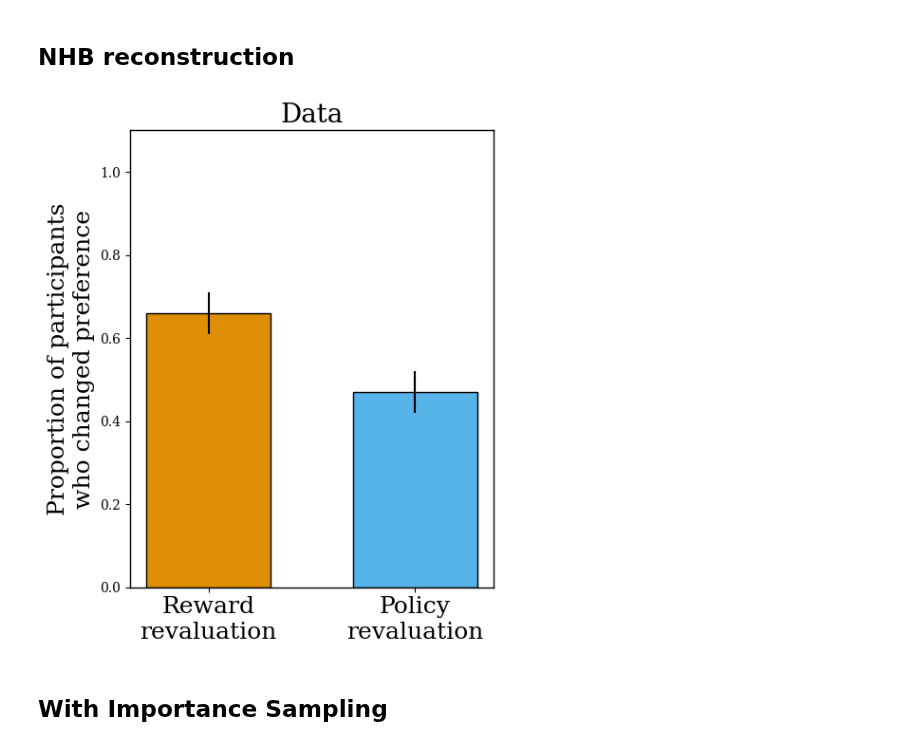
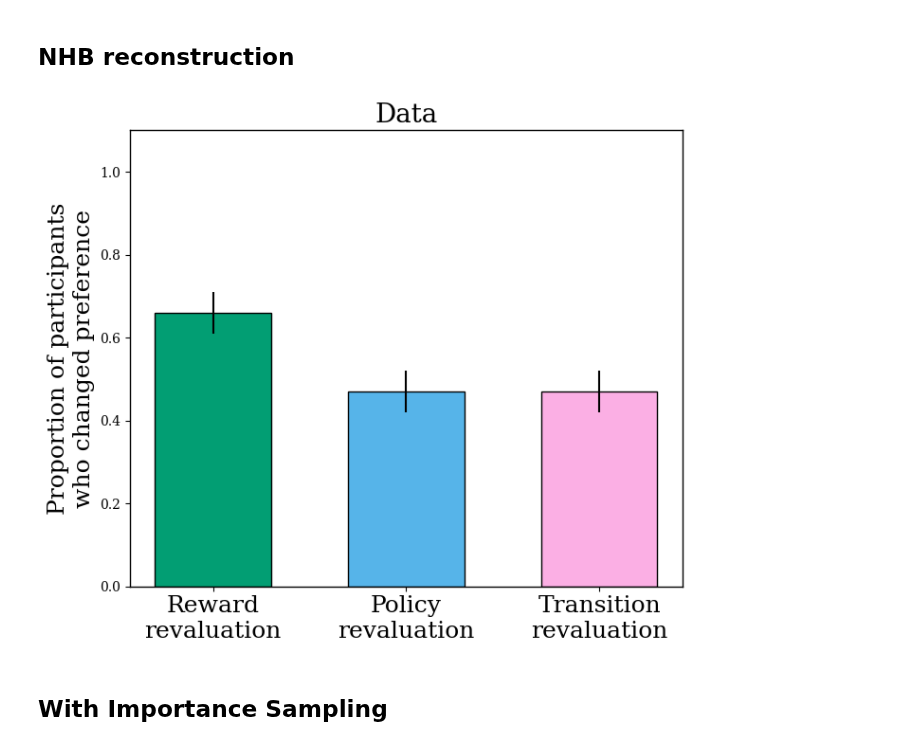
Before and after one commit to ArminBaz/SR-IS, a Jupyter notebook: src/reval_nhb.ipynb, the cells around one changed output. Saved outputs shown, nothing was run; the diff lists cells and outputs as text; code cells hidden in the pictures.

Commit message:
updated nhb reval experiments to include transition reval

```diff
--- a/src/reval_nhb.ipynb
+++ b/src/reval_nhb.ipynb
@@ -55,7 +55,7 @@ def softmax(logits, temp=2.0):
 choices_complete = {"train":np.array([0,0]), "test":np.array([0,0])}
 for i in range(num_iterations):
     # Define agent
-    agent_complete =  LinearRL_NHB(_lambda=lambd, alpha=alpha, beta=beta, num_steps=num_steps, policy="softmax", imp_samp=True, exp_type="policy_reval")
+    agent_complete =  SR_IS_NHB(_lambda=lambd, alpha=alpha, beta=beta, policy="softmax", imp_samp=True, exp_type="policy_reval")
     # Get optimal DR and update V and Z Values
     D_inv = agent_complete.get_D_inv()
     agent_complete.DR = D_inv
@@ -69,7 +69,7 @@ for i in range(num_iterations):
     V_new, Z_new = policy_reval(agent_complete)
 
     # Softmax decision at test
-    probs = softmax(logits=np.array([V_new[1], V_new[2]]))
+    probs = softmax(logits=np.array([V_new[1], V_new[2]]), temp=1.0)
     dec_test = np.random.choice(len(probs), p=probs)   # Softmax action selection
     # dec_test = np.argmax([V_new[1], V_new[2]])   # Greedy action selection
     choices_complete["test"][dec_test] += 1
@@ -205,7 +203,7 @@ std_policy_without = np.sqrt((p_test * (1 - p_test)) / num_iterations)
 choices_complete = {"train":np.array([0,0]), "test":np.array([0,0])}
 for i in range(num_iterations):
     # Define agent
-    agent_complete =  LinearRL_NHB(_lambda=lambd, alpha=alpha, beta=beta, num_steps=num_steps, policy="softmax", imp_samp=True, exp_type="reward_reval")
+    agent_complete =  SR_IS_NHB(_lambda=lambd, alpha=alpha, beta=beta, policy="softmax", imp_samp=True, exp_type="reward_reval")
     # Get optimal DR and update V and Z Values
     D_inv = agent_complete.get_D_inv()
     agent_complete.DR = D_inv
@@ -218,7 +216,7 @@ for i in range(num_iterations):
     agent_complete.update_exp()
     V_new, Z_new = policy_reval(agent_complete)
     # Softmax decision at test
-    probs = softmax(logits=np.array([V_new[1], V_new[2]]))
+    probs = softmax(logits=np.array([V_new[1], V_new[2]]), temp=1.0)
     dec_test = np.random.choice(len(probs), p=probs)   # Softmax action selection
     # dec_test = np.argmax([V_new[1], V_new[2]])   # Greedy action selection
     choices_complete["test"][dec_test] += 1
@@ -349,0 +351,26 @@ std_reward_without = np.sqrt((p_test * (1 - p_test)) / num_iterations)
+# %%
+choices_complete = {"train":np.array([0,0]), "test":np.array([0,0])}
+for i in range(num_iterations):
+    # Define agent
+    agent_complete =  SR_IS_NHB(_lambda=lambd, alpha=alpha, beta=beta, policy="softmax", imp_samp=True, exp_type="trans_reval")
+    # Get optimal DR and update V and Z Values
+    D_inv = agent_complete.get_D_inv()
+    agent_complete.DR = D_inv
+    agent_complete.update_Z()
+    agent_complete.update_V()
+    dec_train = np.argmax([agent_complete.V[1], agent_complete.V[2]])
+    choices_complete["train"][dec_train] += 1
+
+    # Update terminal state values
+    T_new = agent_complete.construct_T_new()
+    D_new = woodbury(agent=agent_complete, T=T_new, inv=False)
+    agent_complete.DR = D_new
+    agent_complete.update_Z()
+    agent_complete.update_V()
+    V_new = agent_complete.V
+
+    # Softmax decision at test
+    probs = softmax(logits=np.array([V_new[1], V_new[2]]), temp=1.0)
+    dec_test = np.random.choice(len(probs), p=probs)   # Softmax action selection
+    # dec_test = np.argmax([V_new[1], V_new[2]])   # Greedy action selection
+    choices_complete["test"][dec_test] += 1
@@ -502,16 +620,16 @@ plot_nhb_decisions(
 # %%
 # save_path = save_dir + "NHB_data.png"
 save_path = None
-nhb_means = [0.66, 0.47]
-nhb_stds = [0.05, 0.05]
-xlabels = ['Reward\nrevaluation', 'Policy\nrevaluation']
-colors = [1, 9]
+nhb_means = [0.66, 0.47, 0.47]
+nhb_stds = [0.05, 0.05, 0.05]
+xlabels = ['Reward\nrevaluation', 'Policy\nrevaluation', 'Transition\nrevaluation']
+colors = [2, 9, 6]
 ylabel = 'Proportion of participants\nwho changed preference'
 
 # Call the function
 create_bar_plot(nhb_means, colors, ylabel, xlabels, std=nhb_stds, save_path=save_path, title="Data")
 # %% [output]
-[figure, old version]
+[figure, new version]
 # %% [markdown]
 ## With Importance Sampling
 # %%
```
Also changed, not shown: parts of 23 cells of this notebook.
